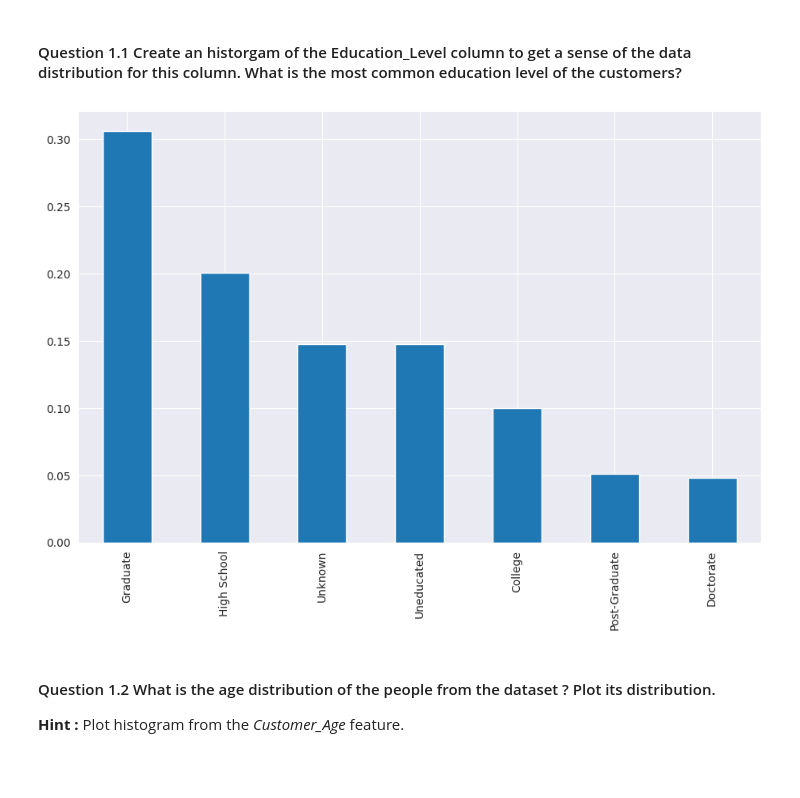
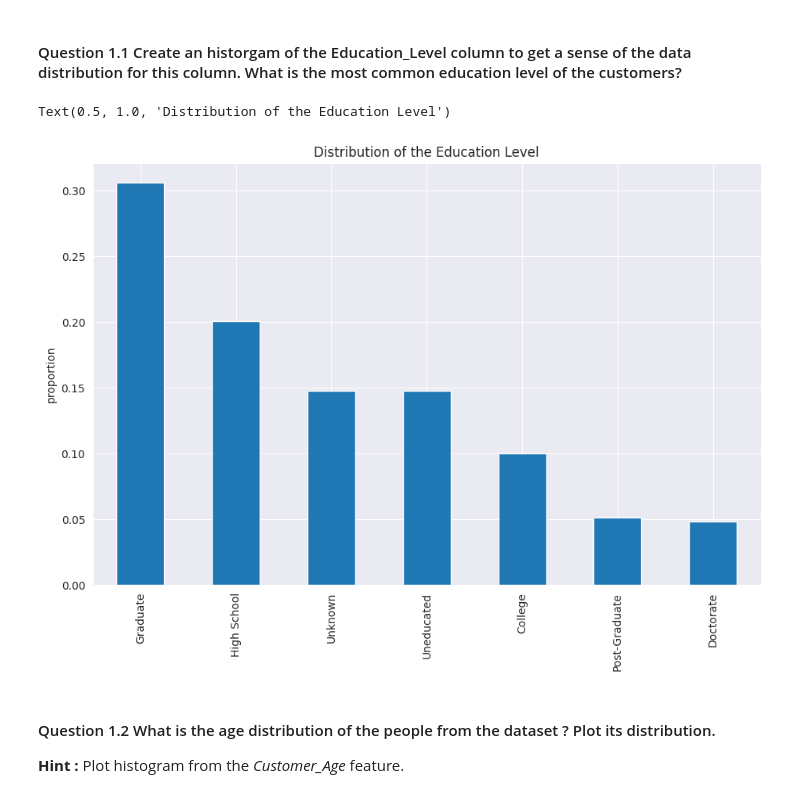
Before and after one commit to juleslebg2003/7172076-Debutez-avec-Django, a Jupyter notebook: BIA_assignment_2022_Jules_Perbet.ipynb, the cells around one changed output. Saved outputs shown, nothing was run; the diff lists cells and outputs as text; code cells hidden in the pictures; blank space fills up the shorter version.

```diff
--- a/BIA_assignment_2022_Jules_Perbet.ipynb
+++ b/BIA_assignment_2022_Jules_Perbet.ipynb
@@ -435,12 +405,15 @@ df
 # %%
 # YOUR CODE HERE
 data_bar = (df['Education_Level'].value_counts()/len(df))
 
 fig=plt.figure(figsize=(11,7))
 
 graph = data_bar.plot(kind= 'bar')
+plt.ylabel('proportion')
+plt.title('Distribution of the Education Level')
 # %% [output]
+Text(0.5, 1.0, 'Distribution of the Education Level')
-[figure, old version]
+[figure, new version]
 # %% [markdown]
 #### Question 1.2 What is the age distribution of the people from the dataset ? Plot its distribution.
 __Hint :__ Plot histogram from the _Customer_Age_ feature.
```
Also changed, not shown: parts of 18 cells of this notebook.
